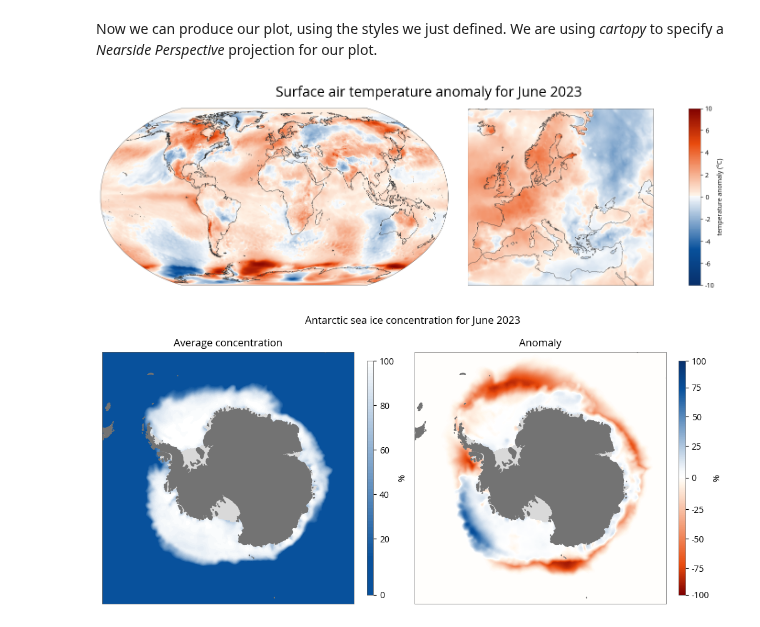
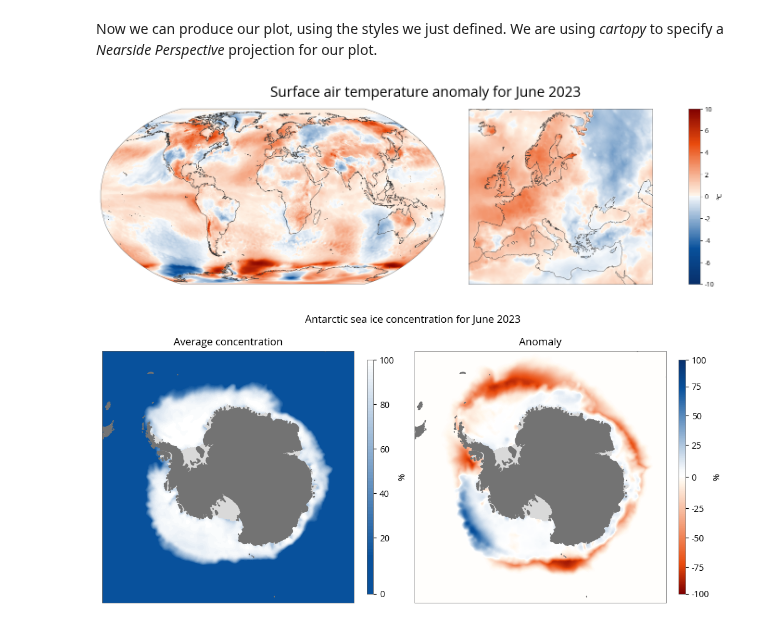
Before and after one commit to ecmwf-projects/dss-notebooks, a Jupyter notebook: datasets/ecv-for-climate-change/demo.ipynb, the cells around one changed output. Drawn from its saved outputs; the diff is of its cells as text; code cells hidden in the pictures.

```diff
--- a/datasets/ecv-for-climate-change/demo.ipynb
+++ b/datasets/ecv-for-climate-change/demo.ipynb
@@ -41,31 +43,34 @@ Now we can produce our plot, using the styles we just defined. We are using *car
 # %%
 from matplotlib.gridspec import GridSpec
 
 earthkit.maps.schema.figsize = (20, 5)
 
 chart = earthkit.maps.Superplot.from_gridspec(
     GridSpec(1, 2, width_ratios=[1.9, 1], wspace=0.05),
 )
 
 robinson = chart.add_subplot(crs="Robinson")
 robinson.plot(t_anom, style=style)
 
 europe = chart.add_subplot(domain="Europe")
 europe.plot(t_anom, style=style)
 
 chart.coastlines(resolution="medium")
 
 chart.legend(
     location="right",
-    label="temperature anomaly (°C)",
+    label="°C",
     aspect=15,
     shrink=1.0,
     ticks=[-10, -6, -4, -2, 0, 2, 4, 6, 10],
 )
 
+anno1 = "Date created: " + str(datetime.date.today())
+anno2 = ("Data: ERA5.  Reference period: 1991-2020.  Credit: C3S/ECMWF")
+
 chart.title("Surface air temperature anomaly for {time:%B %Y}", fontsize=22)
 
 chart.show()
 # %% [output]
-[figure, old version]
+[figure, new version]
 # %%
```
Also changed, not shown: parts of 2 cells of this notebook.
